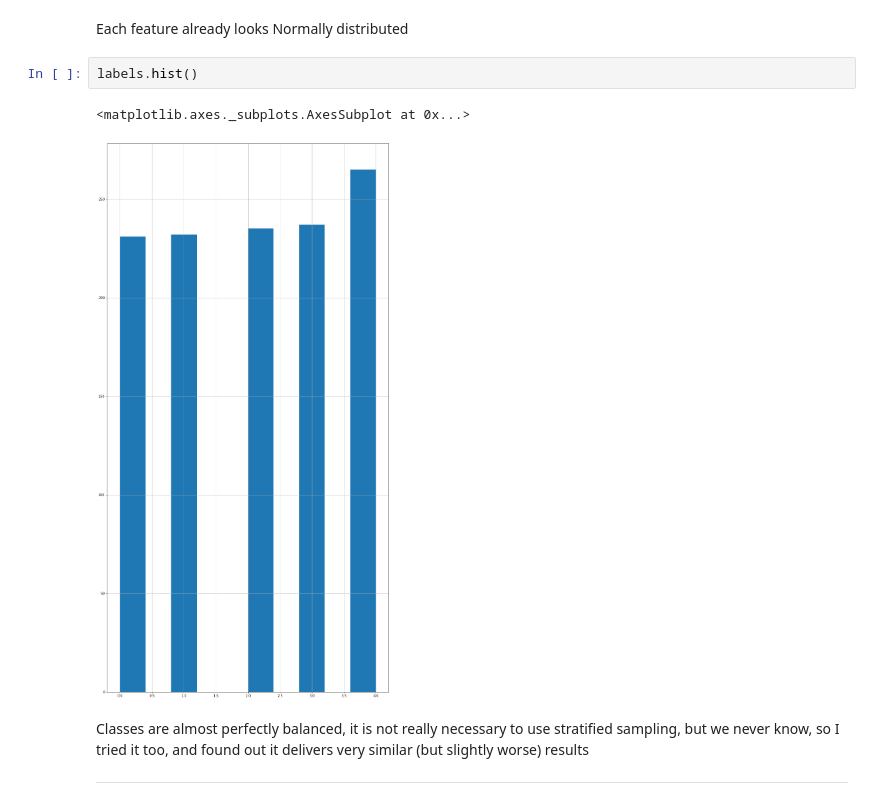
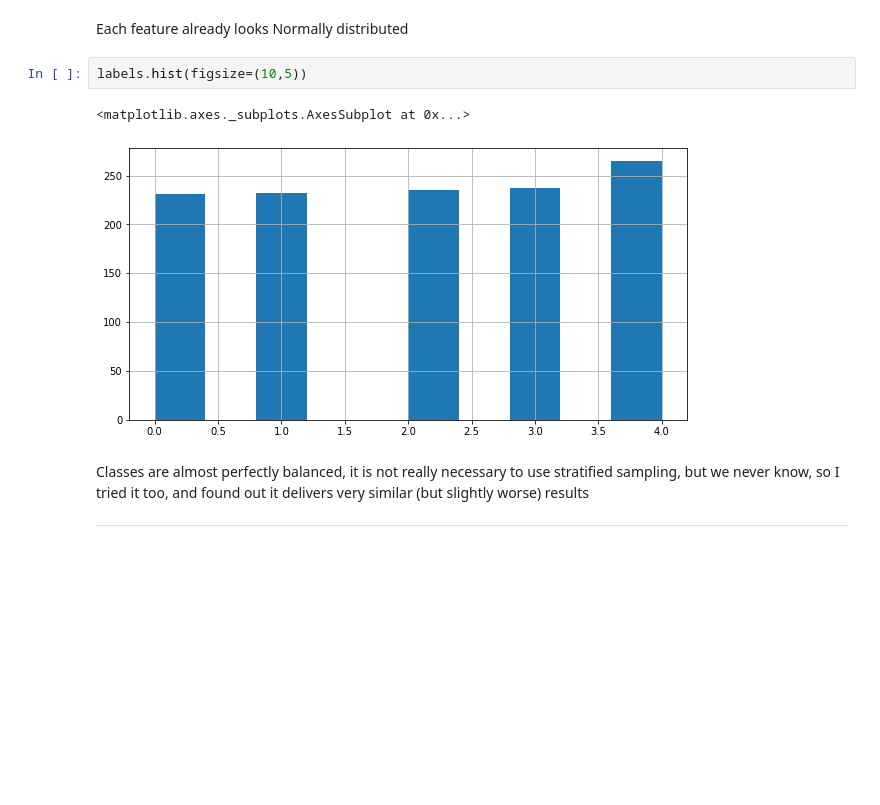
Before and after one commit to pietromarini00/30412-Classification-with-LogisticRegression, a Jupyter notebook: Workflow.ipynb, the cells around one changed output. Saved outputs shown, nothing was run; the diff lists cells and outputs as text; blank space fills up the shorter version.

```diff
--- a/Workflow.ipynb
+++ b/Workflow.ipynb
@@ -102,10 +102,10 @@ array([[<matplotlib.axes._subplots.AxesSubplot object at 0x...>,
 # %% [markdown]
 Each feature already looks Normally distributed
 # %%
-labels.hist()
+labels.hist(figsize=(10,5))
 # %% [output]
 <matplotlib.axes._subplots.AxesSubplot at 0x...>
-[figure, old version]
+[figure, new version]
 # %% [markdown]
 Classes are almost perfectly balanced, it is not really necessary to use stratified sampling, but we never know, so I tried it too, and found out it delivers very similar (but slightly worse) results
 _______
```
Also changed, not shown: parts of 7 cells of this notebook.
